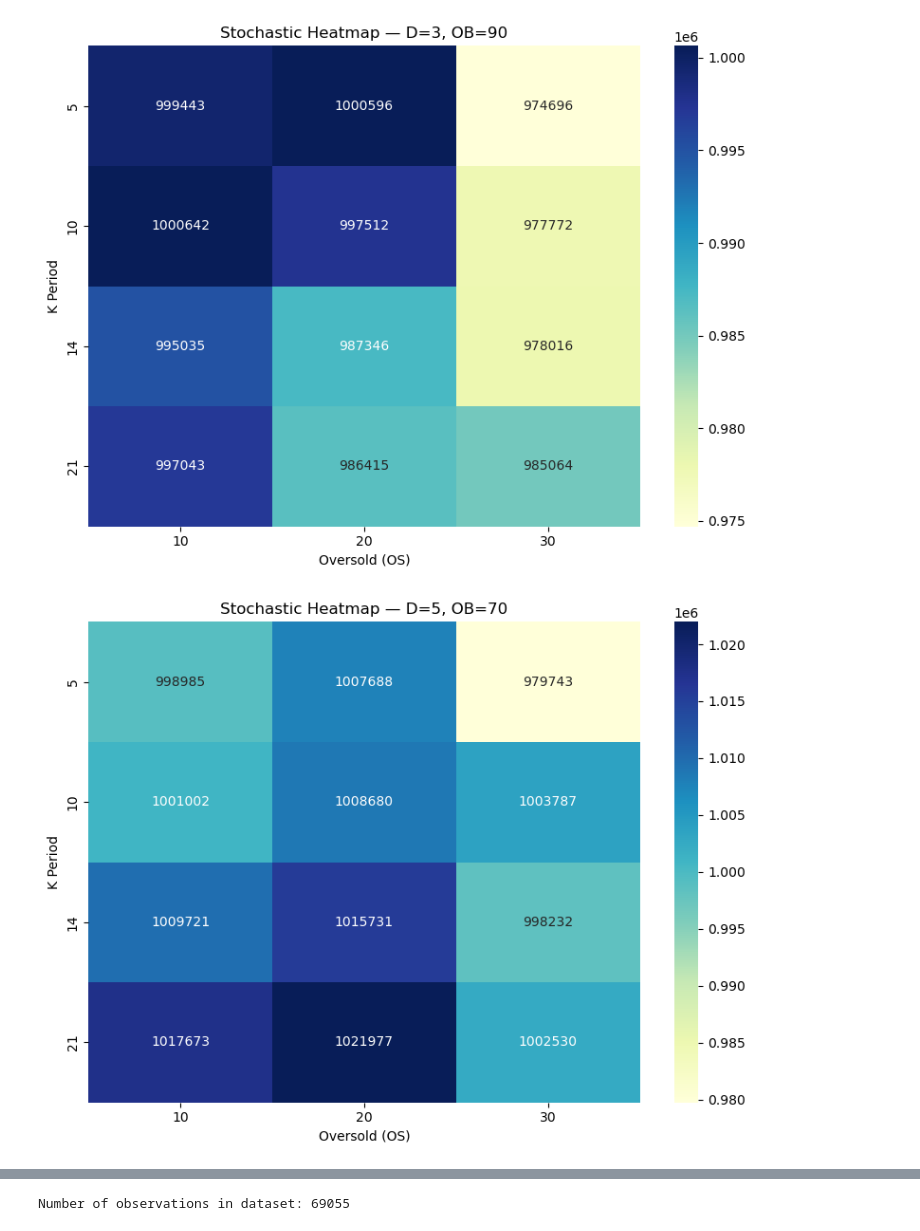
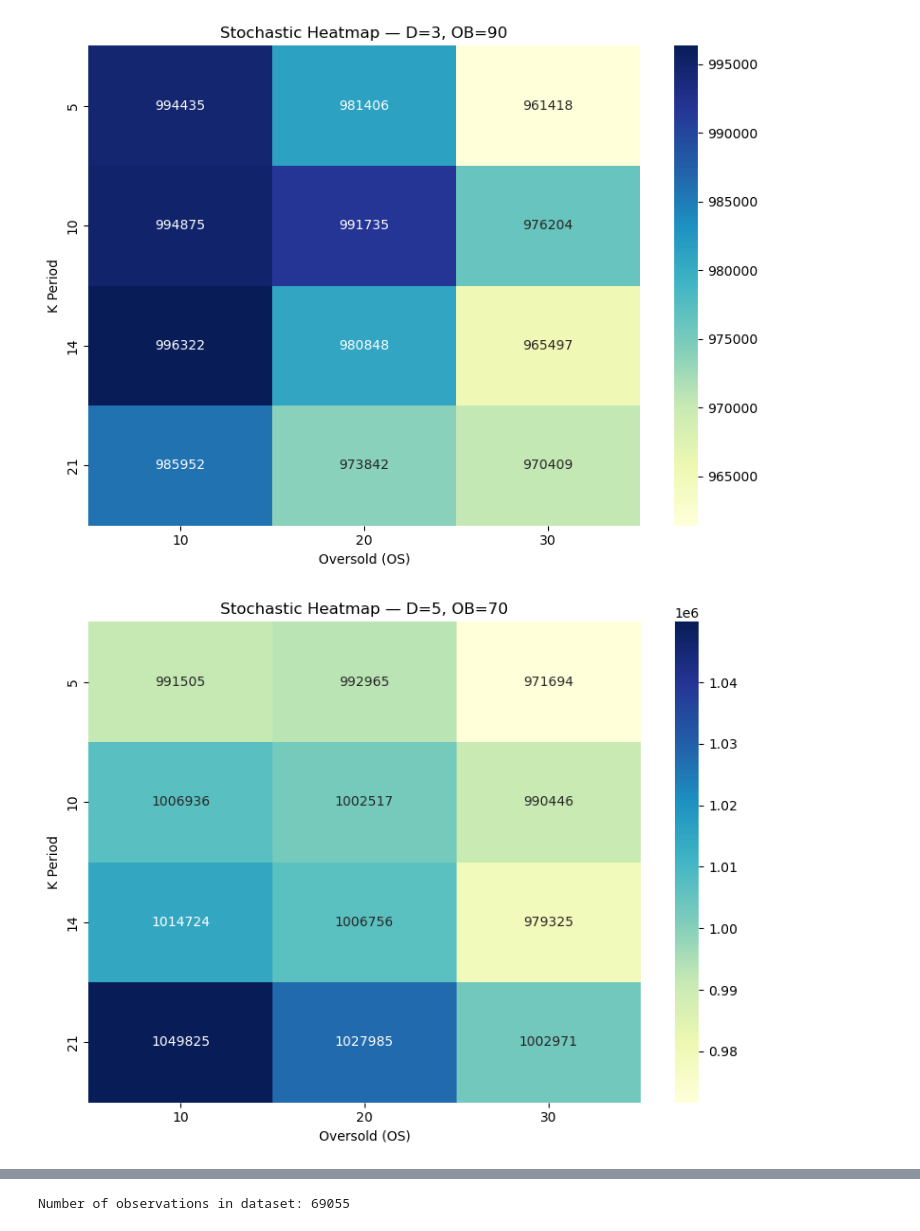
Before and after one commit to OscarOlsen98/Algorithmic-Trading, a Jupyter notebook: Stohcastic.ipynb, the cells around one changed output, grey strips where cells are left out. Saved outputs shown, nothing was run; the diff lists cells and outputs as text; code cells hidden in the pictures.

```diff
--- a/Stohcastic.ipynb
+++ b/Stohcastic.ipynb
@@ -21,8 +21,9 @@ MAX_QTY = 500
 
 # ─── Prepare Data ─────────────────────────────────────────────────────
 df_stoch = df.copy()
-df_stoch['VOL_S'] = df_stoch['volume'].rolling(VOL_WIN).mean()
-df_stoch['VOL_L'] = df_stoch['volume'].rolling(VOL_MED_WIN).mean()
+returns = df_stoch['close'].pct_change()
+df_stoch['VOL_S'] = returns.rolling(VOL_WIN).std()
+df_stoch['VOL_L'] = returns.rolling(VOL_MED_WIN).std()
 df_stoch['VOL_RATIO'] = df_stoch['VOL_S'] / df_stoch['VOL_L']
 
 tr1 = df_stoch['high'] - df_stoch['low']
@@ -45,11 +46,9 @@ for k in k_periods:
         for ob in overbought_list:
             for os in oversold_list:
                 df_stoch['Signal'] = 0
-                # Long: %K crosses above %D below OS
                 long_entry = (df_stoch['%K'].shift(1) < df_stoch['%D'].shift(1)) & \
                              (df_stoch['%K'] > df_stoch['%D']) & \
                              (df_stoch['%K'] < os)
-                # Short: %K crosses below %D above OB
                 short_entry = (df_stoch['%K'].shift(1) > df_stoch['%D'].shift(1)) & \
                               (df_stoch['%K'] < df_stoch['%D']) & \
                               (df_stoch['%K'] > ob)
@@ -57,9 +56,10 @@ for k in k_periods:
                 df_stoch.loc[short_entry, 'Signal'] = -1
 
                 cash, pos = CASH0, 0
-                stop = target = None
+                stop = target = entry_price = None
                 equity = []
                 num_trades = 0
+                wins = 0
                 momentum_trades = 0
                 swing_trades = 0
 
@@ -69,17 +69,23 @@ for k in k_periods:
                     sig = row['Signal']
                     vol_ratio = row['VOL_RATIO']
 
+                    # Exit logic
                     if pos > 0 and (price >= target or price <= stop):
                         cash += pos * price
+                        pnl = price - entry_price
+                        if pnl > 0: wins += 1
                         pos = 0
                     elif pos < 0 and (price <= target or price >= stop):
                         cash -= -pos * price
+                        pnl = entry_price - price
+                        if pnl > 0: wins += 1
                         pos = 0
 
+                    # Entry logic
                     if pos == 0 and sig != 0 and not np.isnan(atr) and not np.isnan(vol_ratio):
                         if vol_ratio > THR_HIGH or vol_ratio < THR_LOW:
-                            qty = int((cash * RISK_PCT) / price)
-                            qty = min(qty, MAX_QTY)
+                            qty = min(int((cash * RISK_PCT) / price), MAX_QTY)
+                            entry_price = price
 
                             if sig == 1:
                                 cash -= qty * price
@@ -112,6 +118,7 @@ for k in k_periods:
                         'OS': os,
                         'Final': equity[-1],
                         'Trades': num_trades,
+                        'Win Rate (%)': round(wins / num_trades * 100, 1) if num_trades > 0 else 0,
                         'Momentum %': round(momentum_trades / num_trades * 100, 1) if num_trades > 0 else 0,
                         'Swing %': round(swing_trades / num_trades * 100, 1) if num_trades > 0 else 0
                     })
@@ -123,10 +130,8 @@ display(summary.head(10))
 
 # Optional export
 # summary.to_csv("stochastic_summary.csv", index=False)
-# print("Stochastic summary exported to 'stochastic_summary.csv'.")
 
-
-# Heatmaps for fixed D and OB values
+# Heatmaps
 for fixed_d in sorted(df_stoch_res['D'].unique()):
     for fixed_ob in sorted(df_stoch_res['OB'].unique()):
         subset = df_stoch_res[(df_stoch_res['D'] == fixed_d) & (df_stoch_res['OB'] == fixed_ob)]
@@ -155,2 +160,2 @@ for fixed_d in sorted(df_stoch_res['D'].unique()):
-[figure, old version]
+[figure, new version]
-[figure, old version]
+[figure, new version]
```
Also changed, not shown: parts of 4 cells of this notebook, 13 other files.
